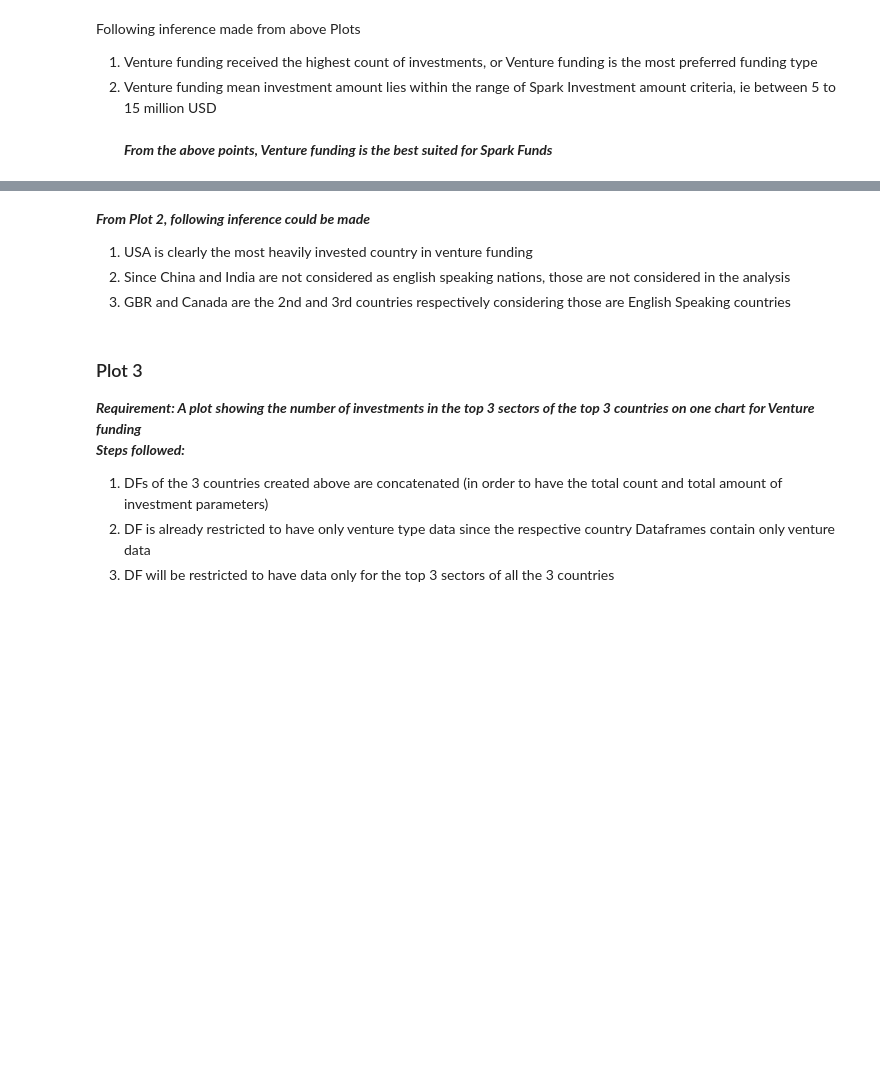
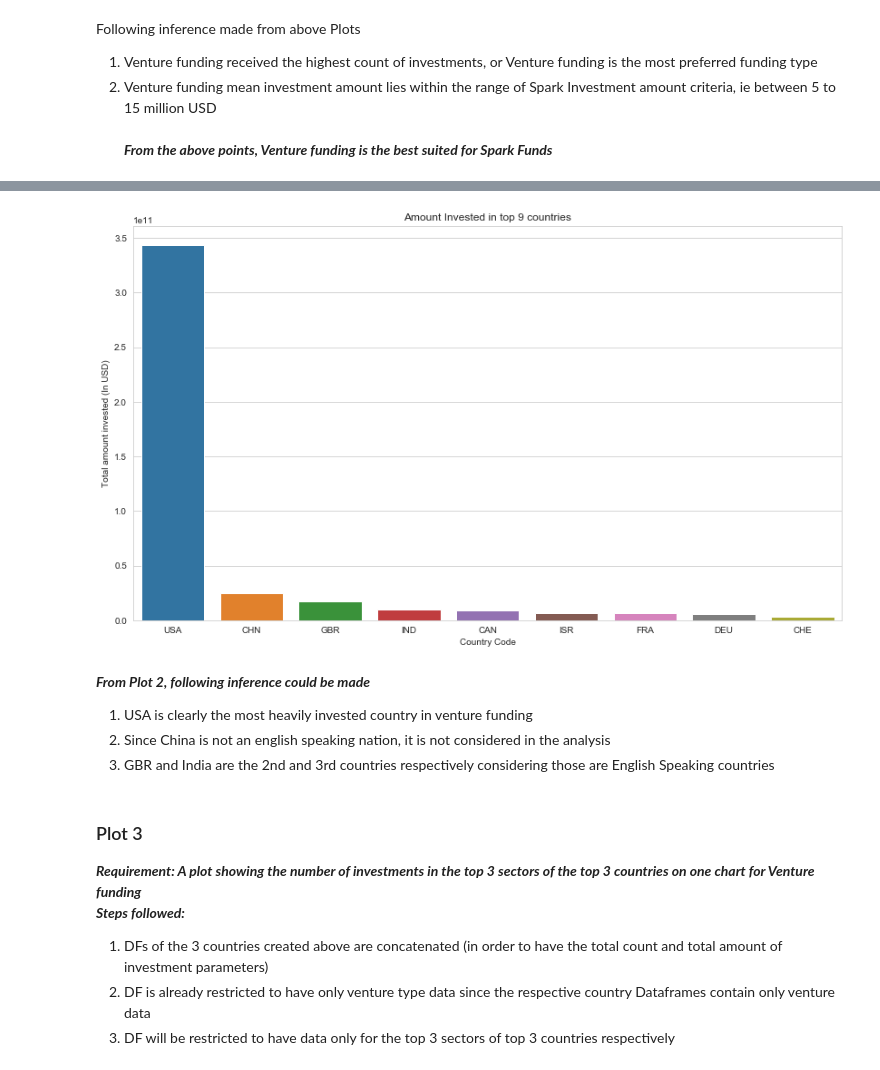
Before and after one commit to sivaswami1885/InvestmentAnalysis, a Jupyter notebook: InvestmentAssignment.ipynb, the cells around one changed output, grey strips where cells are left out. Cells and saved outputs as stored; diff of their text form; code cells hidden in the pictures; blank space fills up the shorter version.

```diff
--- a/InvestmentAssignment.ipynb
+++ b/InvestmentAssignment.ipynb
@@ -79,3 +356,0 @@ len(master_frame[master_frame.isnull().sum(axis=1) > 3].index)
-# %%
-master_frame = master_frame[master_frame.isnull().sum(axis=1) <= 3]
-round(100*(master_frame.isnull().sum()/len(master_frame.index)), 2)
@@ -87,4 +356,0 @@ round(100*(master_frame.isnull().sum()/len(master_frame.index)), 2)
-# %%
-master_frame = master_frame.dropna(subset=['raised_amount_usd'])
-master_frame = master_frame.dropna(subset=['category_list'])
-print(round(100*(master_frame.isnull().sum()/len(master_frame.index)), 2))
@@ -195,2 +537,0 @@ type(top9_venture_funded_countries)
-# %%
-top9_venture_funded_countries=top9_venture_funded_countries.drop('raised_amount_usd', axis=1)
@@ -496,19 +1078,21 @@ plot2.sort_values(by='raised_amount_usd', ascending=False)
 # %%
 plt.figure(figsize=(14, 8))
-sns.barplot(x='country_code', y='raised_amount_usd', data=plot2).set_title("Amount Invested in top 9 countries")
+sns.barplot(x='country_code', y='raised_amount_usd', data=top9_venture_funded_countries).set_title("Amount Invested in top 9 countries")
 plt.xlabel("Country Code")
 plt.ylabel("Total amount invested (In USD)")
 plt.show()
+# %% [output]
+[figure, added]
 # %% [markdown]
 ___From Plot 2, following inference could be made___
 1. USA is clearly the most heavily invested country in venture funding
-2. Since China and India are not considered as english speaking nations, those are not considered in the analysis
-3. GBR and Canada are the 2nd and 3rd countries respectively considering those are English Speaking countries
+2. Since China is not an english speaking nation, it is not considered in the analysis
+3. GBR and India are the 2nd and 3rd countries respectively considering those are English Speaking countries
 # %% [markdown]
 ### Plot 3
 ___Requirement: A plot showing the number of investments in the top 3 sectors of the top 3 countries on one chart for Venture funding___ <br>
 ___Steps followed:___
 1. DFs of the 3 countries created above are concatenated (in order to have the total count and total amount of investment parameters)
 2. DF is already restricted to have only venture type data since the respective country Dataframes contain only venture data
-3. DF will be restricted to have data only for the top 3 sectors of all the 3 countries
+3. DF will be restricted to have data only for the top 3 sectors of top 3 countries respectively
 # %%
```
Also changed, not shown: parts of 121 cells of this notebook, 4 other files.
